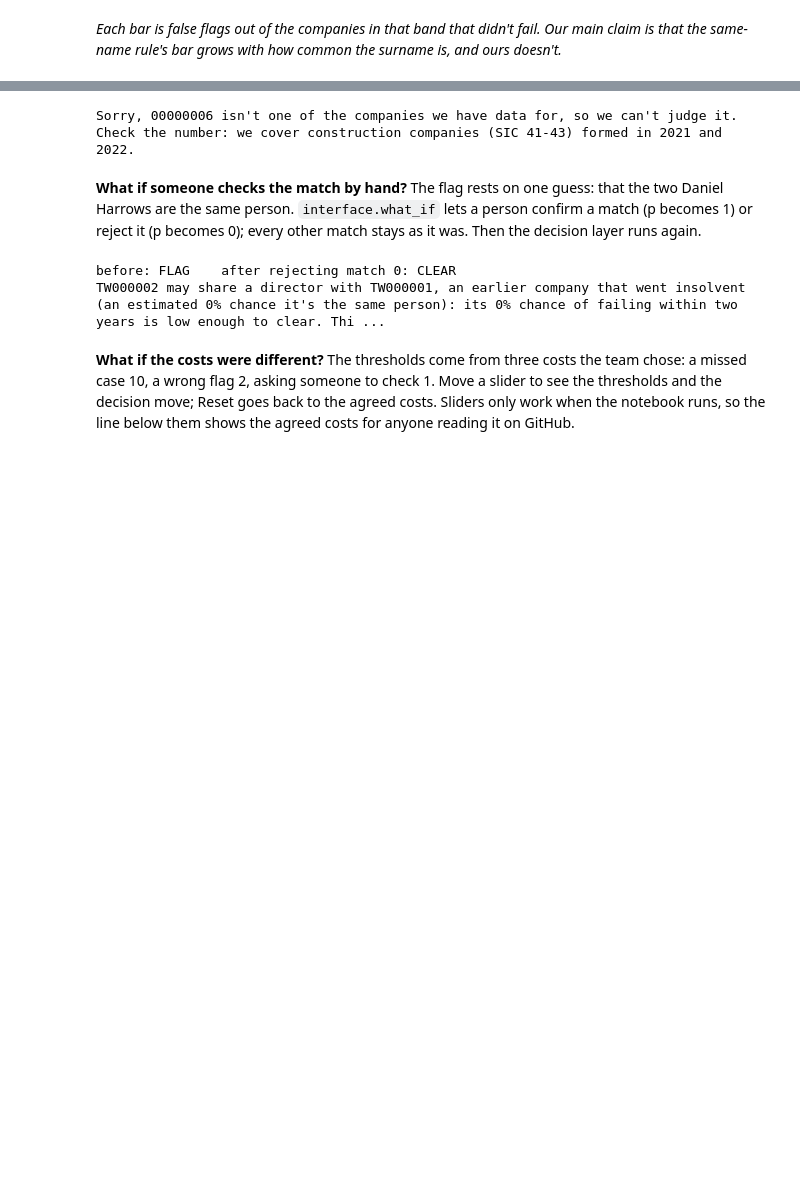
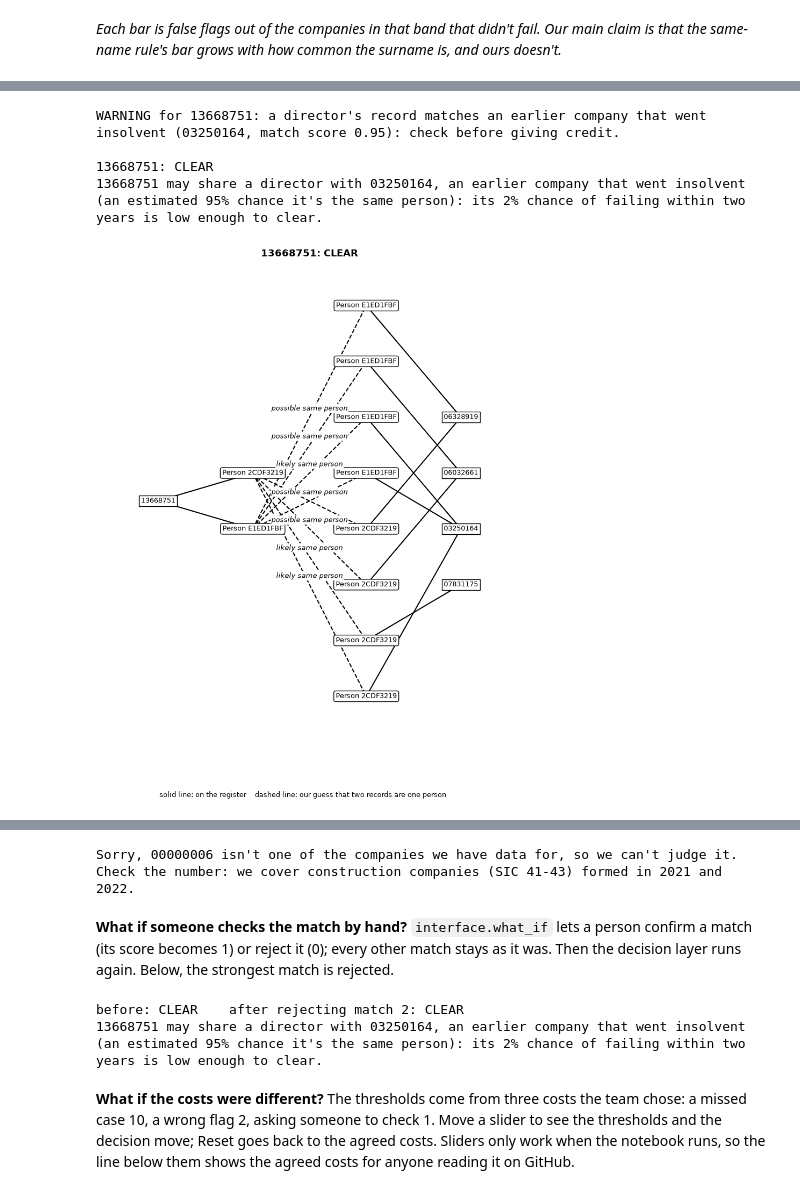
Before and after one commit to C-Nietzschmann/veritas-hackathon, a Jupyter notebook: notebooks/main.ipynb, the cells around one changed output, grey strips where cells are left out. Saved outputs shown, nothing was run; the diff lists cells and outputs as text; code cells hidden in the pictures; blank space fills up the shorter version.

```diff
--- a/notebooks/main.ipynb
+++ b/notebooks/main.ipynb
@@ -411,0 +558,21 @@ Check first: match 0 (with TW000001). The decision becomes CLEAR if it is not th
+# %%
+example = p_pred.loc[judged["company_id"]].sort_values(ascending=False, kind="stable").index[0]
+found = matches[example]
+best = None if found is None or found.empty else found.loc[found["p"].idxmax()]
+if best is not None and best["p"] >= 0.5:   # the warning uses the Evaluation's bar: a match score of 0.5 or more
+    print(f"WARNING for {example}: a director's record matches an earlier company that went insolvent "
+          f"({best['predecessor']}, match score {best['p']:.2f}): check before giving credit.\n")
+else:
+    print(f"{example}: no warning. No director's record matches an earlier insolvent company "
+          "with a match score of 0.5 or more.\n")
+
+# Company names are real, so the picture shows company numbers; people keep their pseudonyms (display_name)
+masked = mentions.assign(display_name=mentions["display_name"].where(mentions["kind"] == "person", mentions["company_number"]))
+decisions = pd.DataFrame([decide.decide(example, found, line, costs)], columns=ev.DECISION_COLS)
+row, fig, table = interface.show(example, masked, claims, matches, decisions)
+# %% [output]
+WARNING for 13668751: a director's record matches an earlier company that went insolvent (03250164, match score 0.95): check before giving credit.
+
+13668751: CLEAR
+13668751 may share a director with 03250164, an earlier company that went insolvent (an estimated 95% chance it's the same person): its 2% chance of failing within two years is low enough to clear.
+[figure, added]
@@ -415,17 +599,16 @@ interface.show("00000006", mentions, claims, matches, our_decisions)
 # %% [output]
 Sorry, 00000006 isn't one of the companies we have data for, so we can't judge it. Check the number: we cover construction companies (SIC 41-43) formed in 2021 and 2022.
 # %% [markdown]
-**What if someone checks the match by hand?** The flag rests on one guess: that the two Daniel Harrows are the same person. `interface.what_if` lets a person confirm a match (p becomes 1) or reject it (p becomes 0); every other match stays as it was. Then the decision layer runs again.
+**What if someone checks the match by hand?** `interface.what_if` lets a person confirm a match (its score becomes 1) or reject it (0); every other match stays as it was. Then the decision layer runs again. Below, the strongest match is rejected.
 # %%
-# Match 0 is the first dashed row of the evidence table above
-checked = interface.what_if(matches["TW000002"], reject=[0])
-after = decide.decide("TW000002", checked, line, costs)
-
-print("before:", row["decision"], "   after rejecting match 0:", after["decision"])
-print(after["reason"])
+if found is not None and not found.empty:
+    strongest = int(found["p"].to_numpy().argmax())   # its number in the evidence table above
+    after = decide.decide(example, interface.what_if(found, reject=[strongest]), line, costs)
+    print("before:", row["decision"], f"   after rejecting match {strongest}:", after["decision"])
+    print(after["reason"])
 # %% [output]
-before: FLAG    after rejecting match 0: CLEAR
-TW000002 may share a director with TW000001, an earlier company that went insolvent (an estimated 0% chance it's the same person): its 0% chance of failing within two years is low enough to clear. Thi ...
+before: CLEAR    after rejecting match 2: CLEAR
+13668751 may share a director with 03250164, an earlier company that went insolvent (an estimated 95% chance it's the same person): its 2% chance of failing within two years is low enough to clear.
 # %% [markdown]
 **What if the costs were different?** The thresholds come from three costs the team chose: a missed case 10, a wrong flag 2, asking someone to check 1. Move a slider to see the thresholds and the decision move; Reset goes back to the agreed costs. Sliders only work when the notebook runs, so the line below them shows the agreed costs for anyone reading it on GitHub.
 # %%
```
Also changed, not shown: parts of 67 cells of this notebook.
